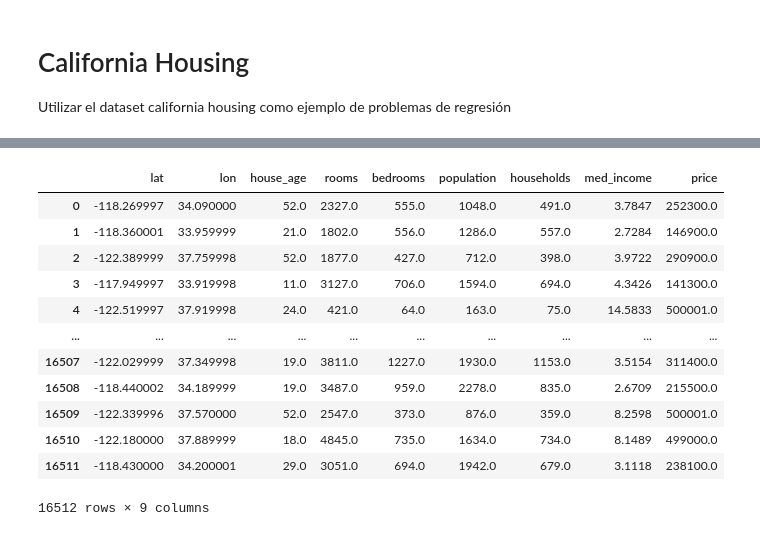
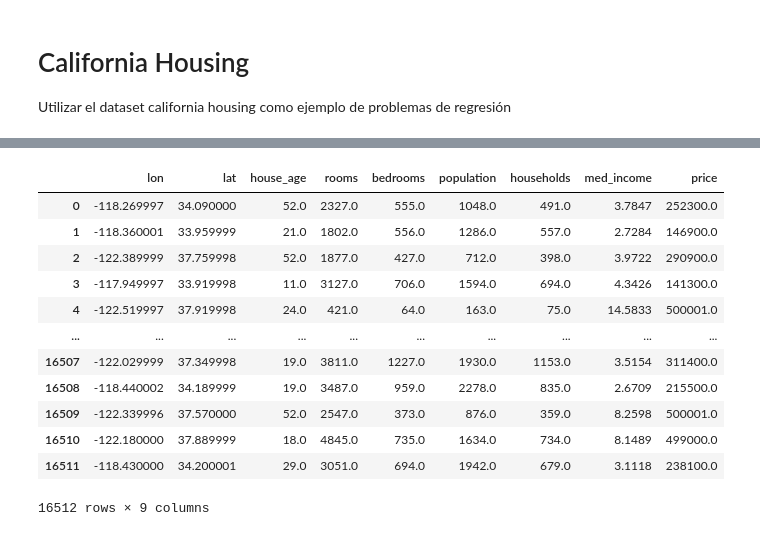
Before and after one commit to estanislaovelez/brain, a Jupyter notebook: 2. Machine Learning/1.1 California_housing.ipynb, the cells around one changed output, grey strips where cells are left out. Drawn from its saved outputs; the diff is of its cells as text; code cells hidden in the pictures.

```diff
--- a/2. Machine Learning/1.1 California_housing.ipynb
+++ b/2. Machine Learning/1.1 California_housing.ipynb
@@ -19,10 +40,10 @@ import pandas as pd
 # %%
-headers = ["lat","lon","house_age","rooms","bedrooms","population","households","med_income"]
+headers = ["lon","lat","house_age","rooms","bedrooms","population","households","med_income"]
 df_train = pd.DataFrame(x_train, columns= headers)
 df_train['price'] = y_train
 df_train
 # %% [output]
-|  | lat | lon | house_age | rooms | bedrooms | population | households | med_income | price |
+|  | lon | lat | house_age | rooms | bedrooms | population | households | med_income | price |
 | 0 | -118.269997 | 34.090000 | 52.0 | 2327.0 | 555.0 | 1048.0 | 491.0 | 3.7847 | 252300.0 |
 | 1 | -118.360001 | 33.959999 | 21.0 | 1802.0 | 556.0 | 1286.0 | 557.0 | 2.7284 | 146900.0 |
 | 2 | -122.389999 | 37.759998 | 52.0 | 1877.0 | 427.0 | 712.0 | 398.0 | 3.9722 | 290900.0 |
```
Also changed, not shown: parts of 10 cells of this notebook.
